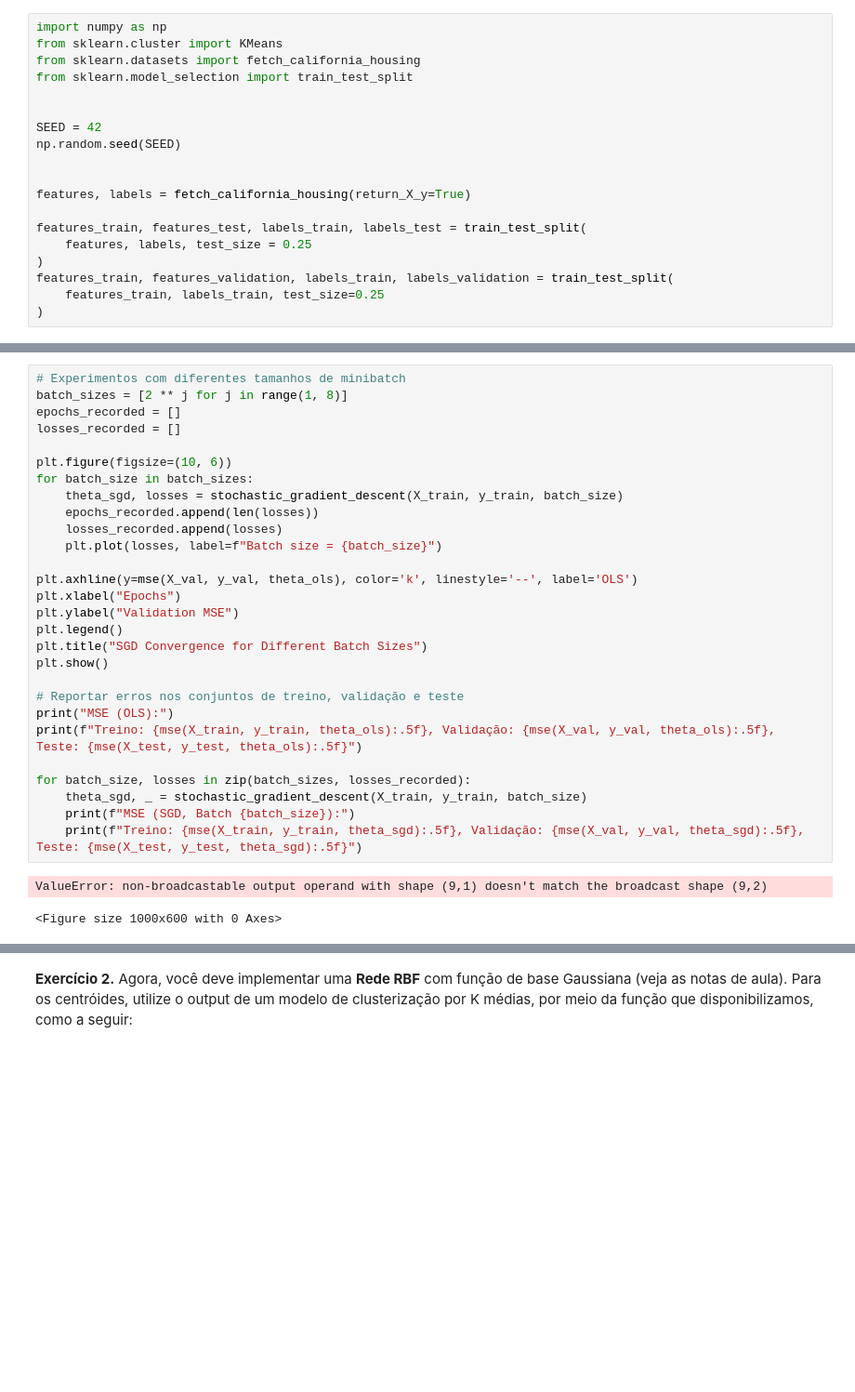
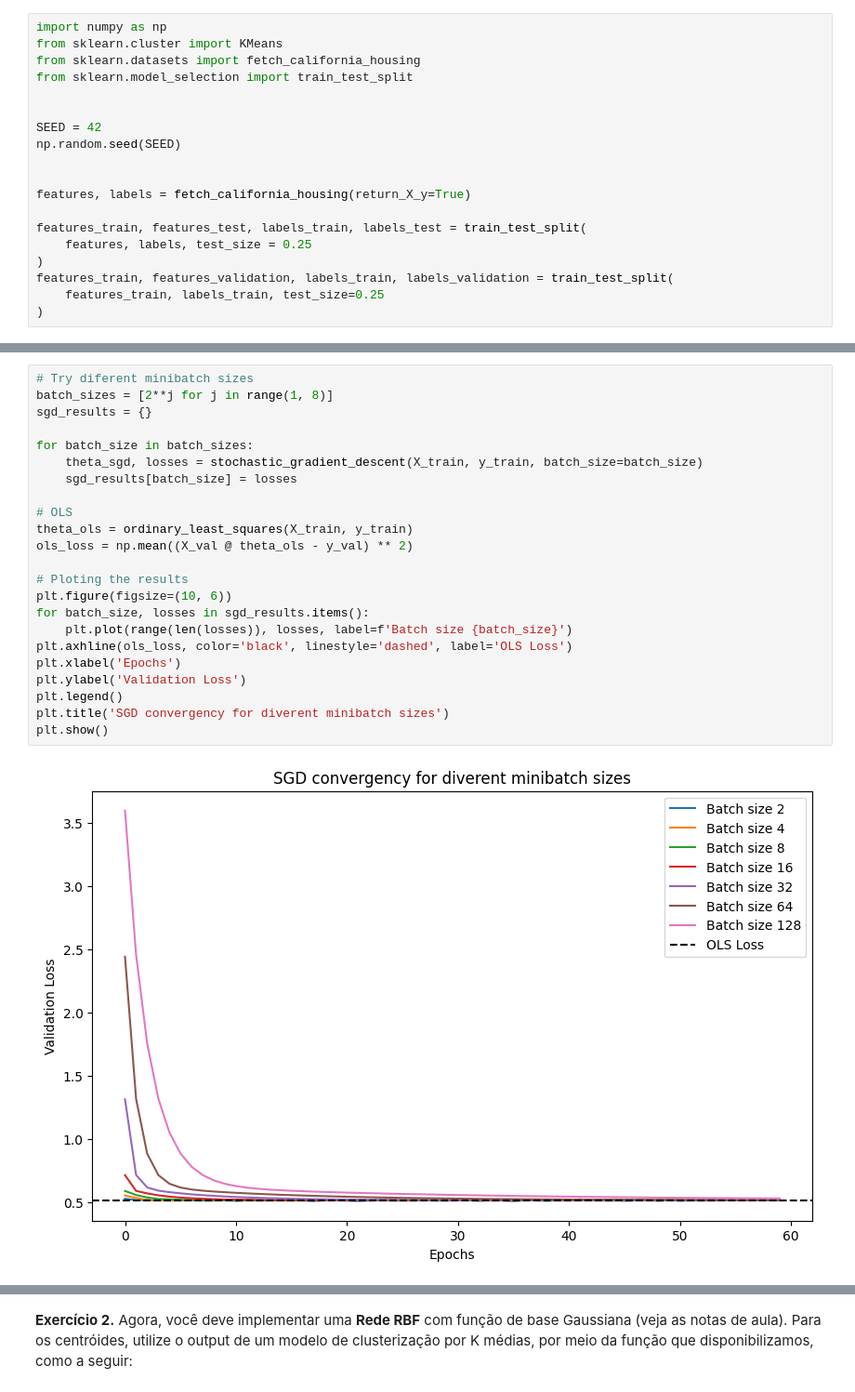
Before and after one commit to G-mikael/Lista_Machine_Learning, a Jupyter notebook: HW1.ipynb, the cells around one changed output, grey strips where cells are left out. Shown at 93% size. Cells and saved outputs as stored; diff of their text form; blank space fills up the shorter version.

```diff
--- a/HW1.ipynb
+++ b/HW1.ipynb
@@ -227,34 +246,28 @@ def stochastic_gradient_descent(X, y, batch_size, alpha=0.01, epsilon=1e-5, max_
         epoch += 1
 
     return theta, losses
-# %%
-# Experimentos com diferentes tamanhos de minibatch
-batch_sizes = [2 ** j for j in range(1, 8)]
-epochs_recorded = []
-losses_recorded = []
-
-plt.figure(figsize=(10, 6))
-for batch_size in batch_sizes:
-    theta_sgd, losses = stochastic_gradient_descent(X_train, y_train, batch_size)
-    epochs_recorded.append(len(losses))
-    losses_recorded.append(losses)
-    plt.plot(losses, label=f"Batch size = {batch_size}")
-
-plt.axhline(y=mse(X_val, y_val, theta_ols), color='k', linestyle='--', label='OLS')
-plt.xlabel("Epochs")
-plt.ylabel("Validation MSE")
-plt.legend()
-plt.title("SGD Convergence for Different Batch Sizes")
-plt.show()
-
-# Reportar erros nos conjuntos de treino, validação e teste
-print("MSE (OLS):")
-print(f"Treino: {mse(X_train, y_train, theta_ols):.5f}, Validação: {mse(X_val, y_val, theta_ols):.5f}, Teste: {mse(X_test, y_test, theta_ols):.5f}")
-
-for batch_size, losses in zip(batch_sizes, losses_recorded):
-    theta_sgd, _ = stochastic_gradient_descent(X_train, y_train, batch_size)
-    print(f"MSE (SGD, Batch {batch_size}):")
-    print(f"Treino: {mse(X_train, y_train, theta_sgd):.5f}, Validação: {mse(X_val, y_val, theta_sgd):.5f}, Teste: {mse(X_test, y_test, theta_sgd):.5f}")
-# %% [output]
-ValueError: non-broadcastable output operand with shape (9,1) doesn't match the broadcast shape (9,2)
-<Figure size 1000x600 with 0 Axes>
+# %%
+# Try diferent minibatch sizes
+batch_sizes = [2**j for j in range(1, 8)]
+sgd_results = {}
+
+for batch_size in batch_sizes:
+    theta_sgd, losses = stochastic_gradient_descent(X_train, y_train, batch_size=batch_size)
+    sgd_results[batch_size] = losses
+
+# OLS
+theta_ols = ordinary_least_squares(X_train, y_train)
+ols_loss = np.mean((X_val @ theta_ols - y_val) ** 2)
+
+# Ploting the results
+plt.figure(figsize=(10, 6))
+for batch_size, losses in sgd_results.items():
+    plt.plot(range(len(losses)), losses, label=f'Batch size {batch_size}')
+plt.axhline(ols_loss, color='black', linestyle='dashed', label='OLS Loss')
+plt.xlabel('Epochs')
+plt.ylabel('Validation Loss')
+plt.legend()
+plt.title('SGD convergency for diverent minibatch sizes')
+plt.show()
+# %% [output]
+[figure, added]
```
Also changed, not shown: parts of 21 cells of this notebook.
